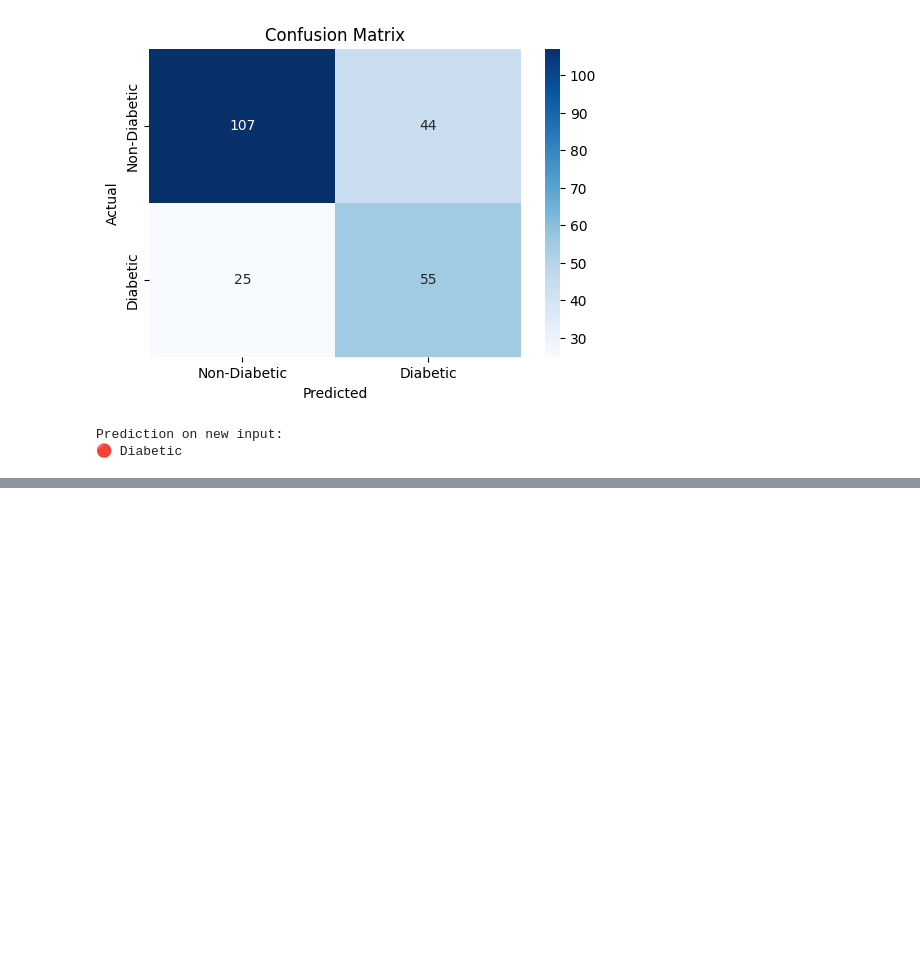
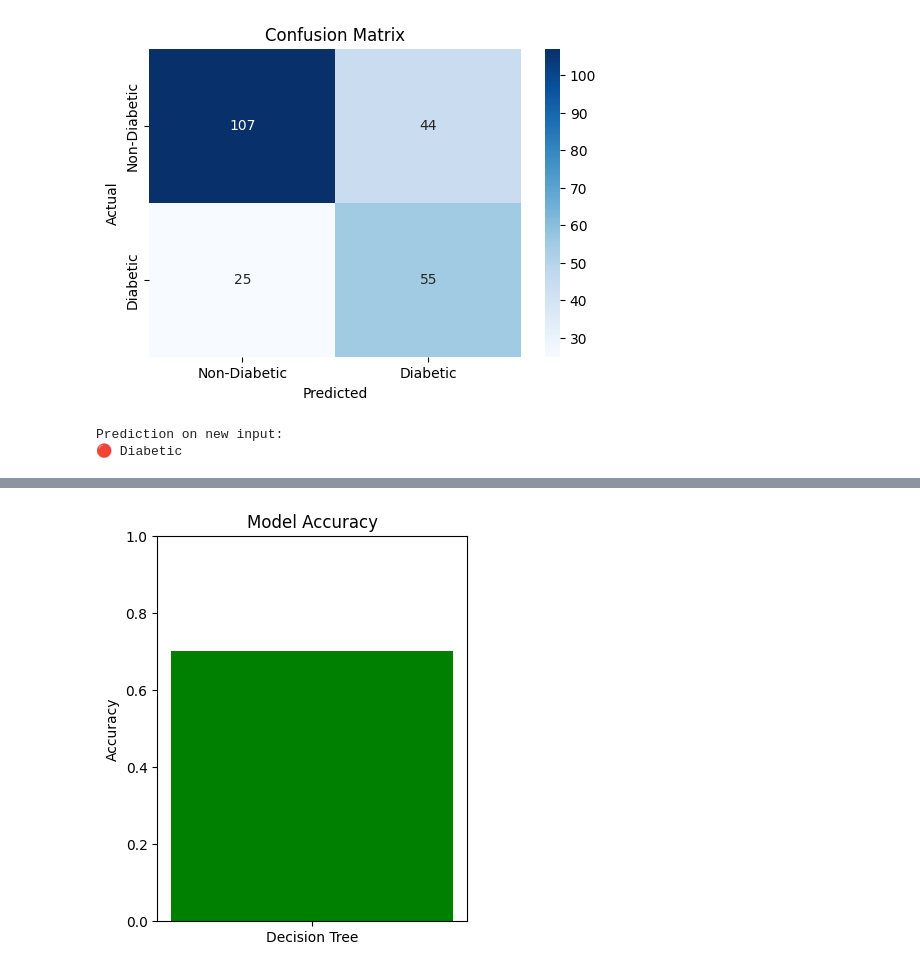
Before and after one commit to tashfeen786/AwferaMachineLearningProjects, a Jupyter notebook: Decision_Tree.ipynb, the cells around one changed output, grey strips where cells are left out. Cells and saved outputs as stored; diff of their text form; code cells hidden in the pictures; blank space fills up the shorter version.

```diff
--- a/Decision_Tree.ipynb
+++ b/Decision_Tree.ipynb
@@ -251,0 +173,11 @@ if st.sidebar.button("Predict"):
+# %%
+# Accuracy Bar Chart
+import matplotlib.pyplot as plt
+plt.figure(figsize=(4, 5))
+plt.bar(['Decision Tree'], [accuracy], color='green')
+plt.ylabel("Accuracy")
+plt.ylim(0, 1)
+plt.title("Model Accuracy")
+plt.show()
+# %% [output]
+[figure, added]
```
Also changed, not shown: parts of 3 cells of this notebook, 2 other files.
